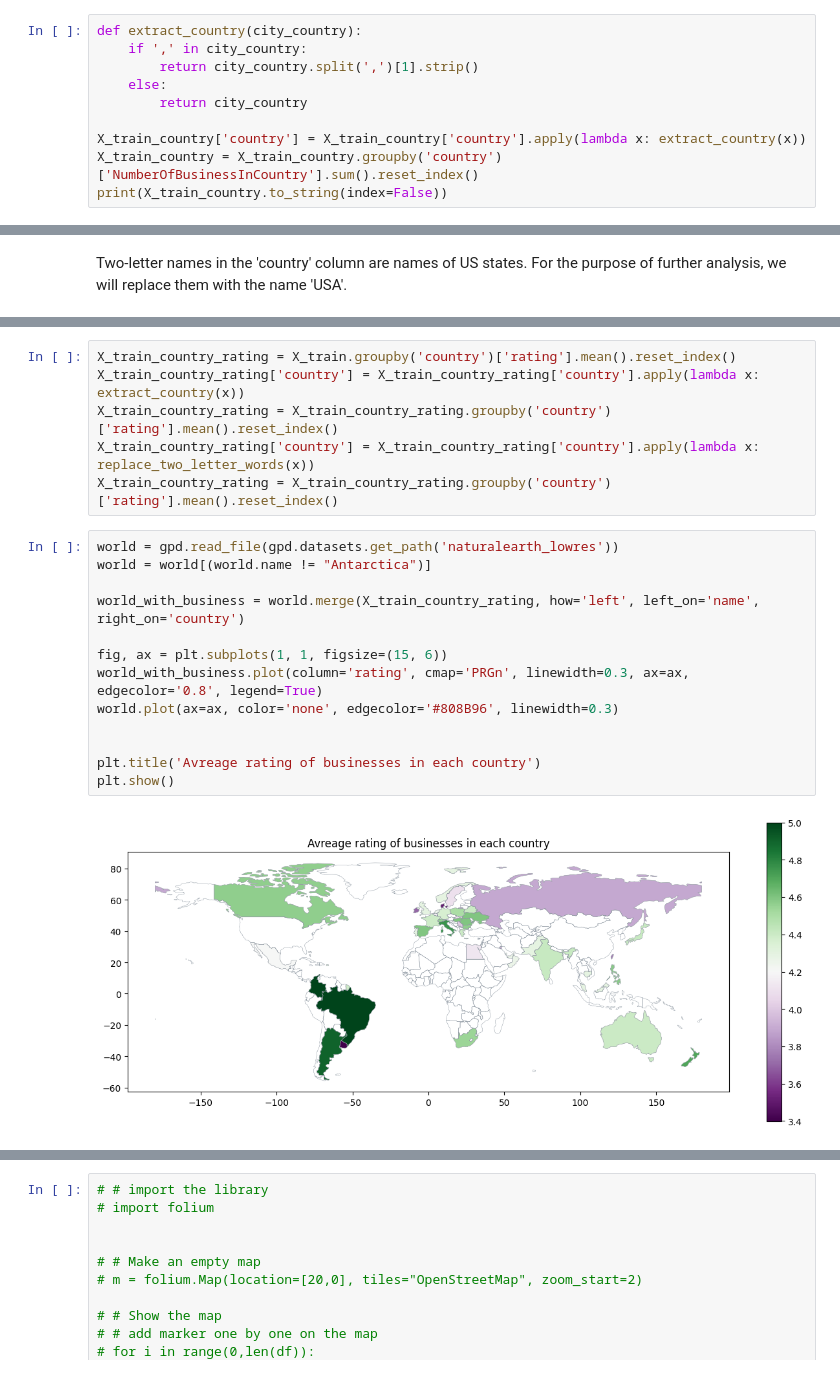
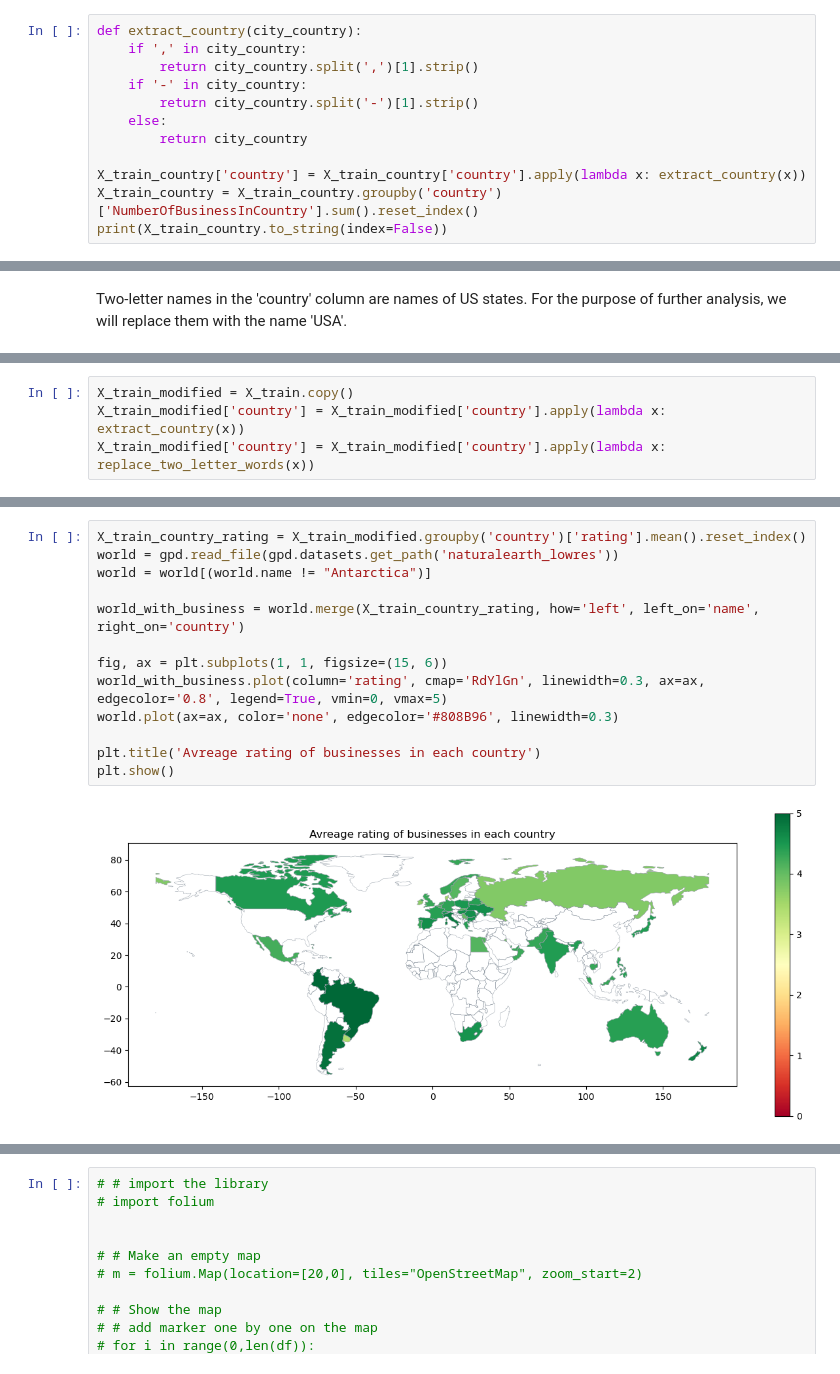
Before and after one commit to kwiatkowskaa/Location_Intelligence_Data_Clustering, a Jupyter notebook: EDA.ipynb, the cells around one changed output, grey strips where cells are left out. Saved outputs shown, nothing was run; the diff lists cells and outputs as text.

```diff
--- a/EDA.ipynb
+++ b/EDA.ipynb
@@ -352,6 +342,8 @@ In some rows in the 'country' column, there are both city names and countries. B
 def extract_country(city_country):
     if ',' in city_country:
         return city_country.split(',')[1].strip()
+    if '-' in city_country:
+        return city_country.split('-')[1].strip()
     else:
         return city_country
 
@@ -409,3 +403,7 @@ print(X_train_country.to_string(index=False))
+# %%
+X_train_modified = X_train.copy()
+X_train_modified['country'] = X_train_modified['country'].apply(lambda x: extract_country(x))
+X_train_modified['country'] = X_train_modified['country'].apply(lambda x: replace_two_letter_words(x))
 # %%
 tmp = X_train_country[X_train_country['NumberOfBusinessInCountry'] > 30]
 tmp = tmp.sort_values(by='NumberOfBusinessInCountry', ascending=False)
@@ -423,21 +421,15 @@ plt.show()
-# %%
-X_train_country_rating = X_train.groupby('country')['rating'].mean().reset_index()
-X_train_country_rating['country'] = X_train_country_rating['country'].apply(lambda x: extract_country(x))
-X_train_country_rating = X_train_country_rating.groupby('country')['rating'].mean().reset_index()
-X_train_country_rating['country'] = X_train_country_rating['country'].apply(lambda x: replace_two_letter_words(x))
-X_train_country_rating = X_train_country_rating.groupby('country')['rating'].mean().reset_index()
 # %%
+X_train_country_rating = X_train_modified.groupby('country')['rating'].mean().reset_index()
 world = gpd.read_file(gpd.datasets.get_path('naturalearth_lowres'))
 world = world[(world.name != "Antarctica")]
 
 world_with_business = world.merge(X_train_country_rating, how='left', left_on='name', right_on='country')
 
 fig, ax = plt.subplots(1, 1, figsize=(15, 6))
-world_with_business.plot(column='rating', cmap='PRGn', linewidth=0.3, ax=ax, edgecolor='0.8', legend=True)
+world_with_business.plot(column='rating', cmap='RdYlGn', linewidth=0.3, ax=ax, edgecolor='0.8', legend=True, vmin=0, vmax=5)
 world.plot(ax=ax, color='none', edgecolor='#808B96', linewidth=0.3)
-
 
 plt.title('Avreage rating of businesses in each country')
 plt.show()
 # %% [output]
-[figure, old version]
+[figure, new version]
```
Also changed, not shown: parts of 14 cells of this notebook.
